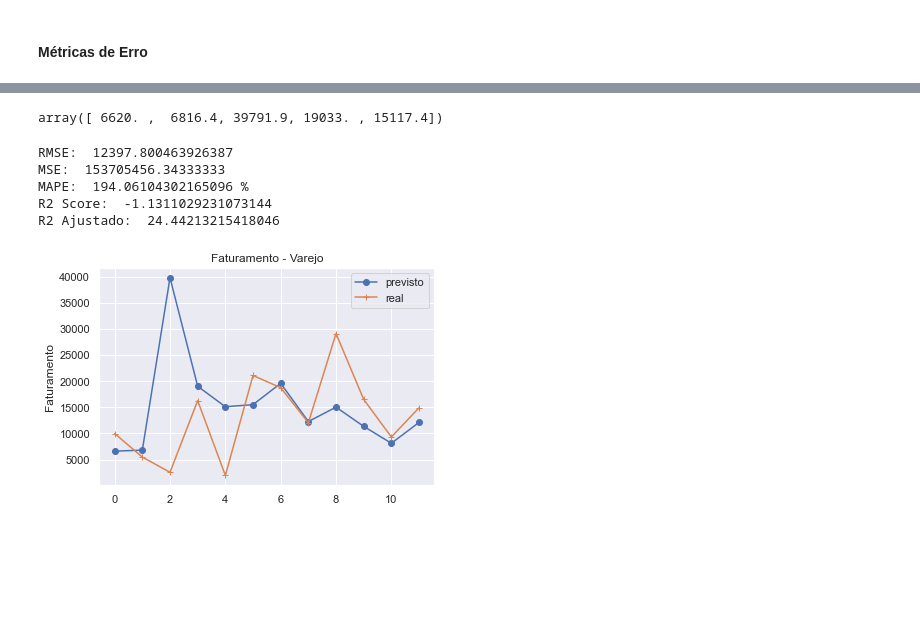
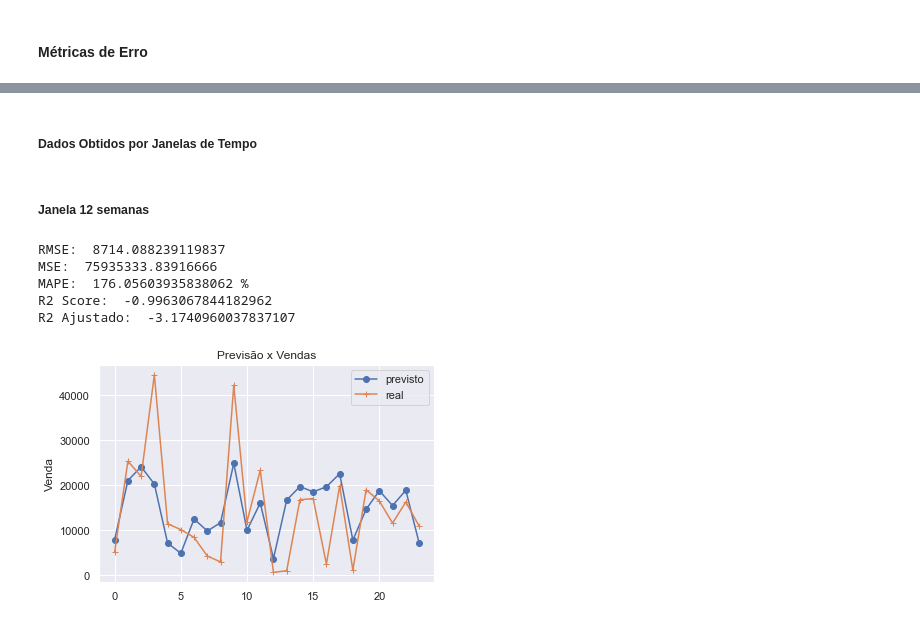
Before and after one commit to gdutramartins/bi-master, a Jupyter notebook: Trabalhos-Curso/2021-05-DM/time-series.ipynb, the cells around one changed output, grey strips where cells are left out. Drawn from its saved outputs; the diff is of its cells as text; code cells hidden in the pictures; blank space fills up the shorter version.

Commit message:
Refactor e teste com mais janelas históricas

```diff
--- a/Trabalhos-Curso/2021-05-DM/time-series.ipynb
+++ b/Trabalhos-Curso/2021-05-DM/time-series.ipynb
@@ -332,3 +300,11 @@ def calcula_metricas_erro(y_pred,y_test, number_features):
         number_samples = len(y_pred)
         adj_r2_score = 1-(1-r2)*(number_samples-1)/(number_samples-number_features-1)
         print('R2 Ajustado: ', adj_r2_score)
+# %%
+def mostra_grafico_previsao(y_pred, y_test):
+    plt.plot(y_pred, label='previsto', marker='o')
+    plt.plot(y_test, label='real', marker='+')
+    plt.ylabel("Venda")
+    plt.title("Previsão x Vendas")
+    plt.legend()
+    plt.show()
@@ -337,10 +315,13 @@ def calcula_metricas_erro(y_pred,y_test, number_features):
 # %%
-window = 12
-dataSize = len(df_venda_historico_agrupado)
-dataset = df_venda_historico_agrupado
-X = []
-y = []
-for i in range(window, dataSize):
-    X.append(dataset.iloc[i-window:i, 1])
-    y.append(dataset.iloc[i, 1])
-X, y = np.array(X), np.array(y)
+def monta_dataset_por_janela(dataset=None, window=12):
+    dataSize = len(dataset)
+    X = []
+    y = []
+    for i in range(window, dataSize):
+        X.append(dataset.iloc[i-window:i, 1])
+        y.append(dataset.iloc[i, 1])
+    X, y = np.array(X), np.array(y)
+
+    x_train, x_test, y_train, y_test = train_test_split(X, y, test_size=0.2)
+
+    return x_train, x_test, y_train, y_test
@@ -439,22 +385,14 @@ regressor.fit(x_train, y_train);
-# %%
-y_pred = regressor.predict(x_test)
-y_pred[0:5]
-# %% [output]
-array([ 6620. ,  6816.4, 39791.9, 19033. , 15117.4])
-# %%
-calcula_metricas_erro(y_pred=y_pred, y_test=y_test,number_features=12)
-# %% [output]
-RMSE:  12397.800463926387
-MSE:  153705456.34333333
-MAPE:  194.06104302165096 %
-R2 Score:  -1.1311029231073144
-R2 Ajustado:  24.44213215418046
-# %%
-plt.plot(y_pred, label='previsto', marker='o')
-plt.plot(y_test, label='real', marker='+')
-plt.ylabel("Faturamento")
-plt.title("Faturamento - Varejo")
-plt.legend()
-plt.show()
-# %% [output]
-[figure, removed]
+# %% [markdown]
+##### Dados Obtidos por Janelas de Tempo
+# %% [markdown]
+##### Janela 12 semanas
+# %%
+x_train, x_test, y_train, y_test = monta_dataset_por_janela(dataset=df_venda_historico_agrupado, window=12)
+train_predict_random_forest(x_train, x_test, y_train, y_test)
+# %% [output]
+RMSE:  8714.088239119837
+MSE:  75935333.83916666
+MAPE:  176.05603935838062 %
+R2 Score:  -0.9963067844182962
+R2 Ajustado:  -3.1740960037837107
+[figure, added]
```
Also changed, not shown: parts of 46 cells of this notebook.
